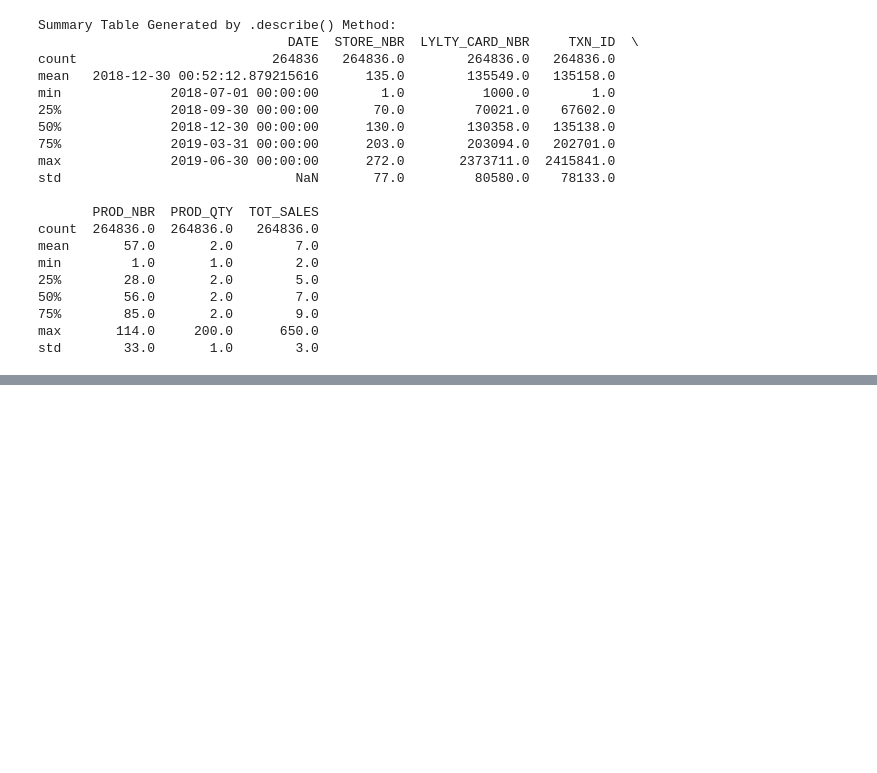
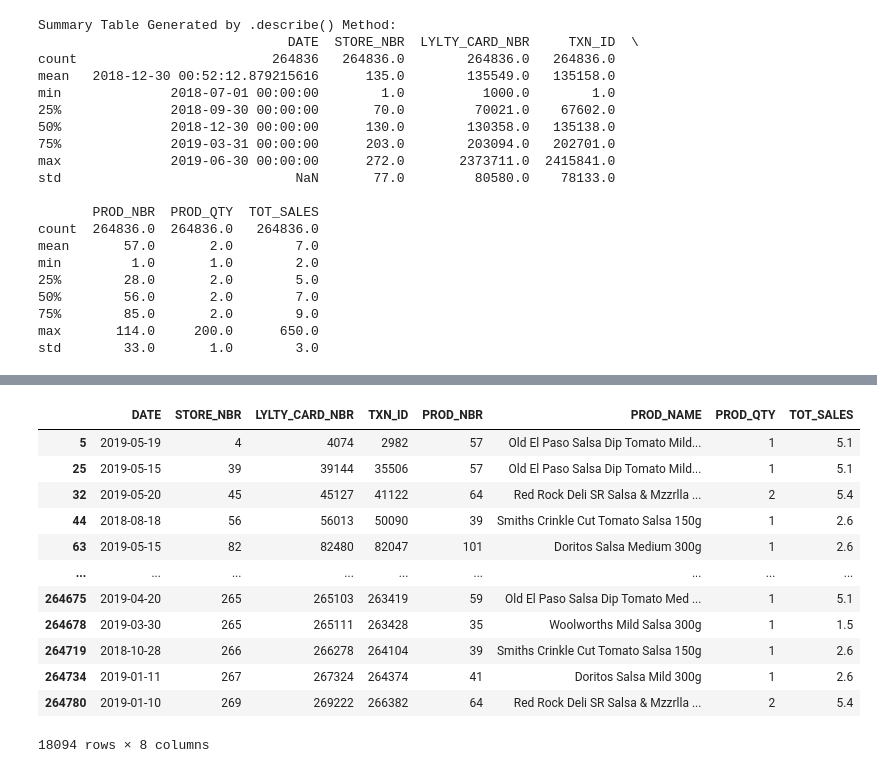
Before and after one commit to Ekatskoropud/Quantium, a Jupyter notebook: Task 1/EDA and Data cleaning.ipynb, the cells around one changed output, grey strips where cells are left out. Drawn from its saved outputs; the diff is of its cells as text; code cells hidden in the pictures; blank space fills up the shorter version.

Commit message:
PROD_NAME normalization

```diff
--- a/Task 1/EDA.ipynb
+++ b/Task 1/EDA and Data cleaning.ipynb
@@ -148,0 +202,16 @@ all_duplicates
+# %%
+df[df["PROD_NAME"].str.contains("salsa", case=False)]
+# %% [output]
+|  | DATE | STORE_NBR | LYLTY_CARD_NBR | TXN_ID | PROD_NBR | PROD_NAME | PROD_QTY | TOT_SALES |
+| 5 | 2019-05-19 | 4 | 4074 | 2982 | 57 | Old El Paso Salsa Dip Tomato Mild... | 1 | 5.1 |
+| 25 | 2019-05-15 | 39 | 39144 | 35506 | 57 | Old El Paso Salsa Dip Tomato Mild... | 1 | 5.1 |
+| 32 | 2019-05-20 | 45 | 45127 | 41122 | 64 | Red Rock Deli SR Salsa & Mzzrlla ... | 2 | 5.4 |
+| 44 | 2018-08-18 | 56 | 56013 | 50090 | 39 | Smiths Crinkle Cut Tomato Salsa 150g | 1 | 2.6 |
+| 63 | 2019-05-15 | 82 | 82480 | 82047 | 101 | Doritos Salsa Medium 300g | 1 | 2.6 |
+| ... | ... | ... | ... | ... | ... | ... | ... | ... |
+| 264675 | 2019-04-20 | 265 | 265103 | 263419 | 59 | Old El Paso Salsa Dip Tomato Med ... | 1 | 5.1 |
+| 264678 | 2019-03-30 | 265 | 265111 | 263428 | 35 | Woolworths Mild Salsa 300g | 1 | 1.5 |
+| 264719 | 2018-10-28 | 266 | 266278 | 264104 | 39 | Smiths Crinkle Cut Tomato Salsa 150g | 1 | 2.6 |
+| 264734 | 2019-01-11 | 267 | 267324 | 264374 | 41 | Doritos Salsa Mild 300g | 1 | 2.6 |
+| 264780 | 2019-01-10 | 269 | 269222 | 266382 | 64 | Red Rock Deli SR Salsa & Mzzrlla ... | 2 | 5.4 |
+18094 rows × 8 columns
```
Also changed, not shown: parts of 18 cells of this notebook.
